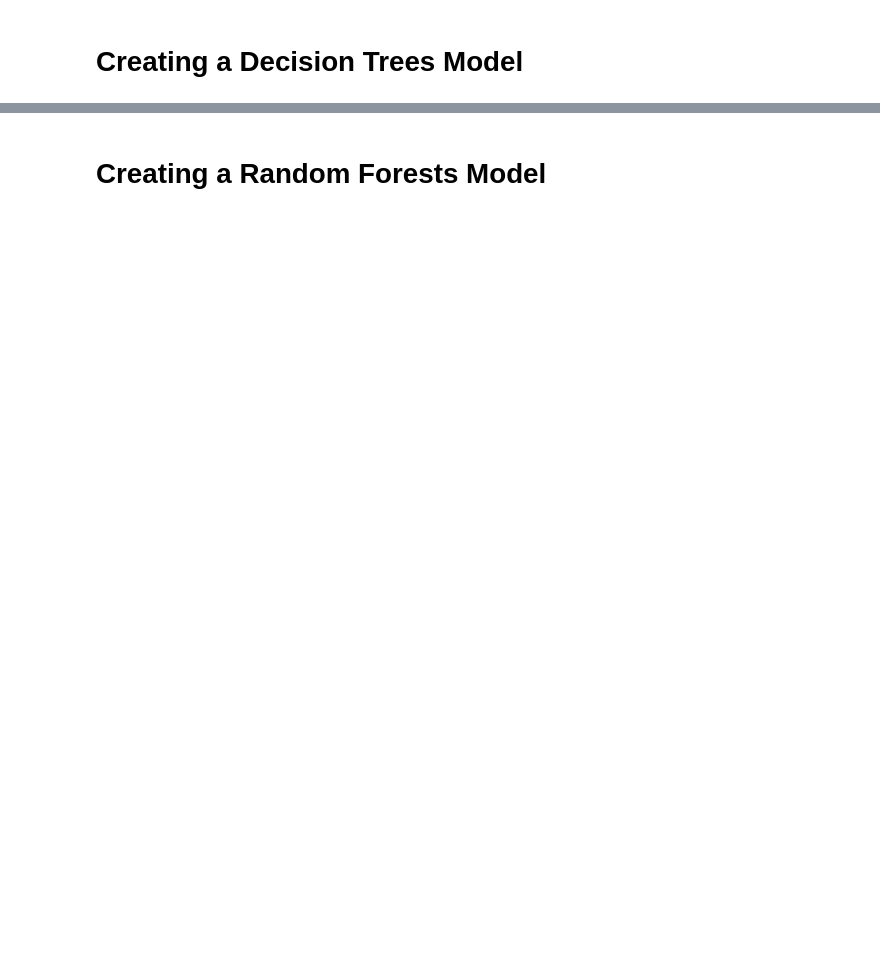
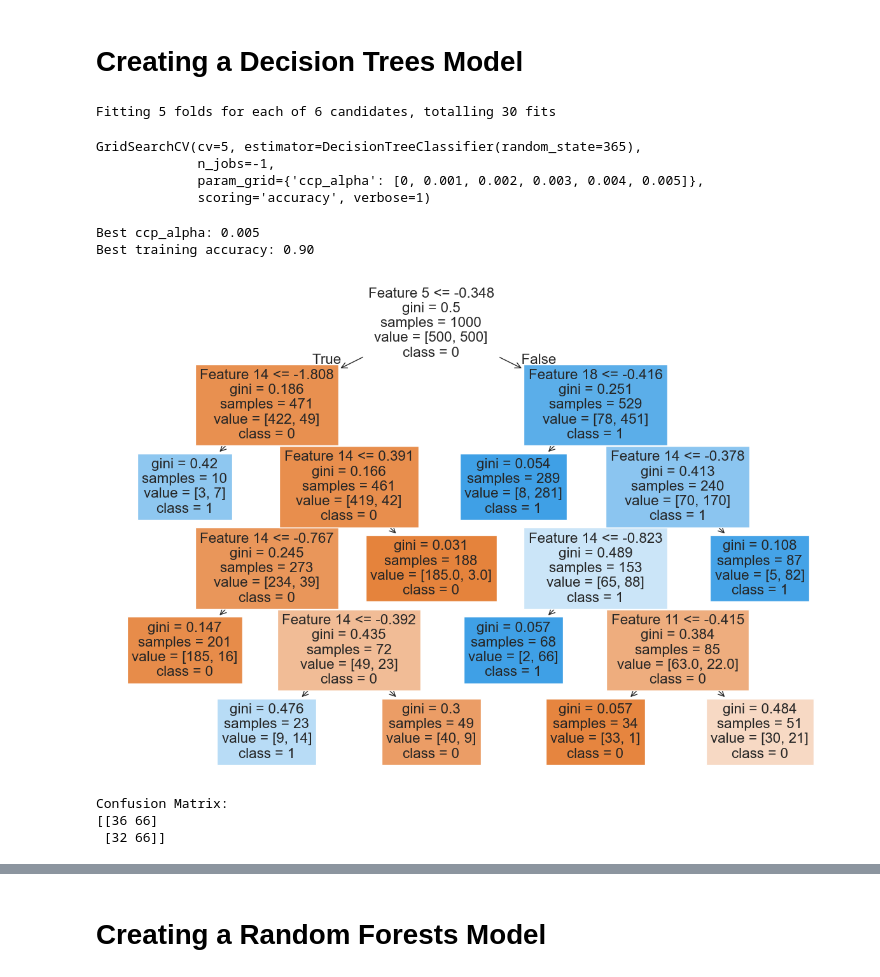
Before and after one commit to ARMOD07/-User_Classification_Project, a Jupyter notebook: Machine Learning Project.ipynb, the cells around one changed output, grey strips where cells are left out. Drawn from its saved outputs; the diff is of its cells as text; code cells hidden in the pictures; blank space fills up the shorter version.

```diff
--- a/Machine Learning Project.ipynb
+++ b/Machine Learning Project.ipynb
@@ -369,0 +452,37 @@ Non-abonnement       0.98      0.98      0.98      3225
+# %%
+# Step 1: Define the parameter grid for `ccp_alpha`
+param_grid = {'ccp_alpha': [0, 0.001, 0.002, 0.003, 0.004, 0.005]}
+# %%
+# Step 2: Initialize the DecisionTreeClassifier
+dtc = DecisionTreeClassifier(random_state=365)
+# %%
+# Step 3: Use GridSearchCV to find the best model
+grid_search = GridSearchCV(estimator=dtc, param_grid=param_grid, scoring='accuracy', cv=5, verbose=1, n_jobs=-1)
+grid_search.fit(x_train_array, y_train_array)
+# %% [output]
+Fitting 5 folds for each of 6 candidates, totalling 30 fits
+GridSearchCV(cv=5, estimator=DecisionTreeClassifier(random_state=365),
+             n_jobs=-1,
+             param_grid={'ccp_alpha': [0, 0.001, 0.002, 0.003, 0.004, 0.005]},
+             scoring='accuracy', verbose=1)
+# %%
+# Best model and parameters
+best_tree = grid_search.best_estimator_
+print(f"Best ccp_alpha: {grid_search.best_params_['ccp_alpha']}")
+print(f"Best training accuracy: {grid_search.best_score_:.2f}")
+# %% [output]
+Best ccp_alpha: 0.005
+Best training accuracy: 0.90
+# %%
+
+# Step 4: Visualize the decision tree
+plt.figure(figsize=(15, 10))
+plot_tree(
+    best_tree,
+    filled=True,
+    feature_names=[f"Feature {i}" for i in range(x_train_array.shape[1])],
+    class_names=[str(cls) for cls in set(y_train_array)]
+)
+plt.show()
+# %% [output]
+[figure, added]
@@ -369,0 +492,9 @@ Non-abonnement       0.98      0.98      0.98      3225
+# %%
+# Confusion matrix
+conf_matrix = confusion_matrix(y_test_array, y_pred)
+print("Confusion Matrix:")
+print(conf_matrix)
+# %% [output]
+Confusion Matrix:
+[[36 66]
+ [32 66]]
```
Also changed, not shown: parts of 23 cells of this notebook.
